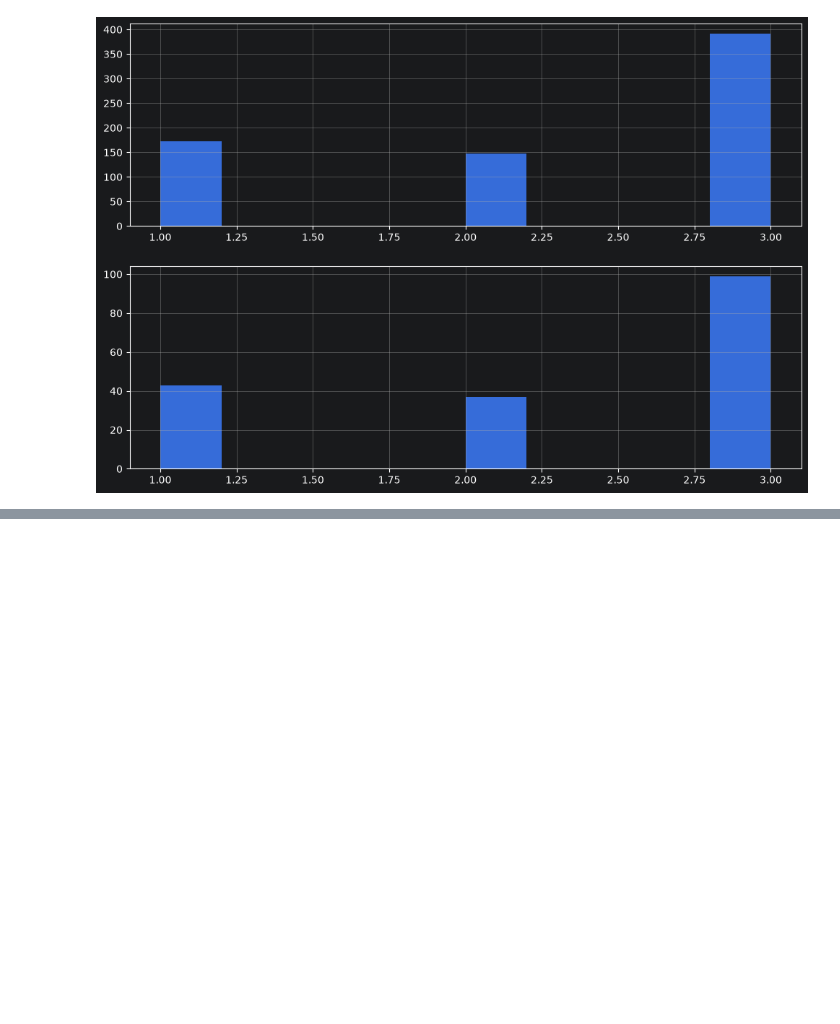
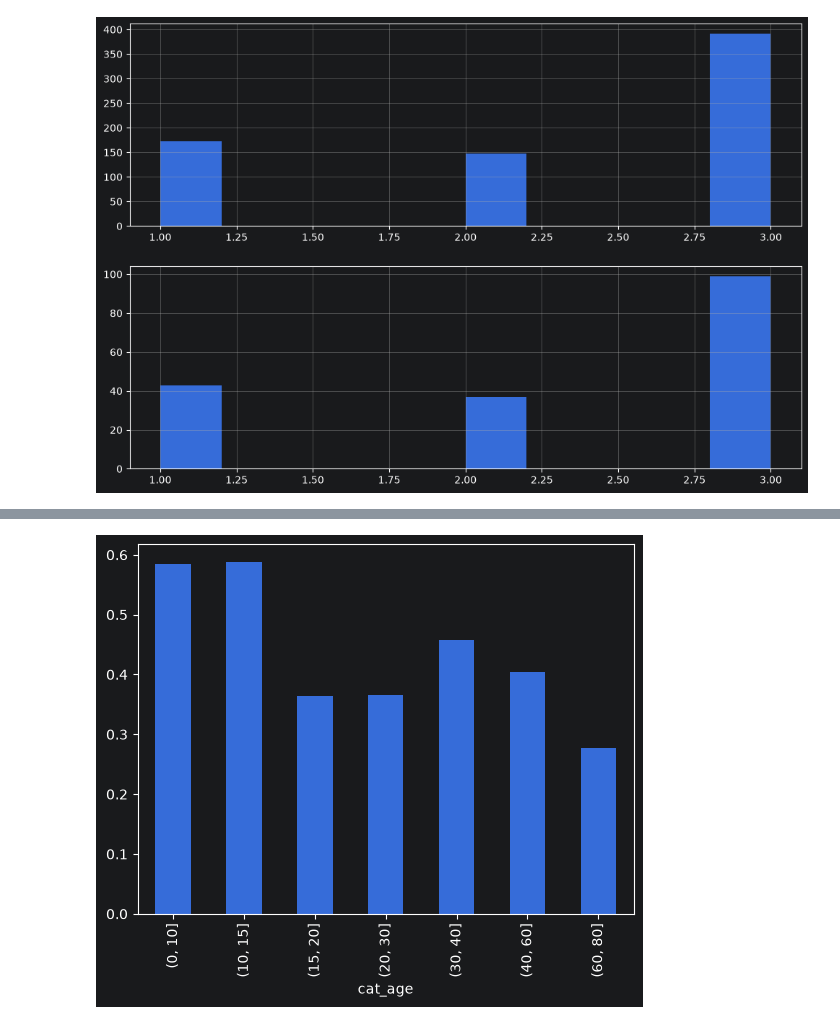
Before and after one commit to chc216/titanic-ml, a Jupyter notebook: notebooks/01-eda.ipynb, the cells around one changed output, grey strips where cells are left out. Saved outputs shown, nothing was run; the diff lists cells and outputs as text; code cells hidden in the pictures; blank space fills up the shorter version.

```diff
--- a/notebooks/01-eda.ipynb
+++ b/notebooks/01-eda.ipynb
@@ -161,0 +245,5 @@ plt.show()
+# %%
+train_set.groupby("cat_age")["Survived"].mean().plot(kind="bar")
+plt.show()
+# %% [output]
+[figure, added]
```
Also changed, not shown: parts of 23 cells of this notebook.
